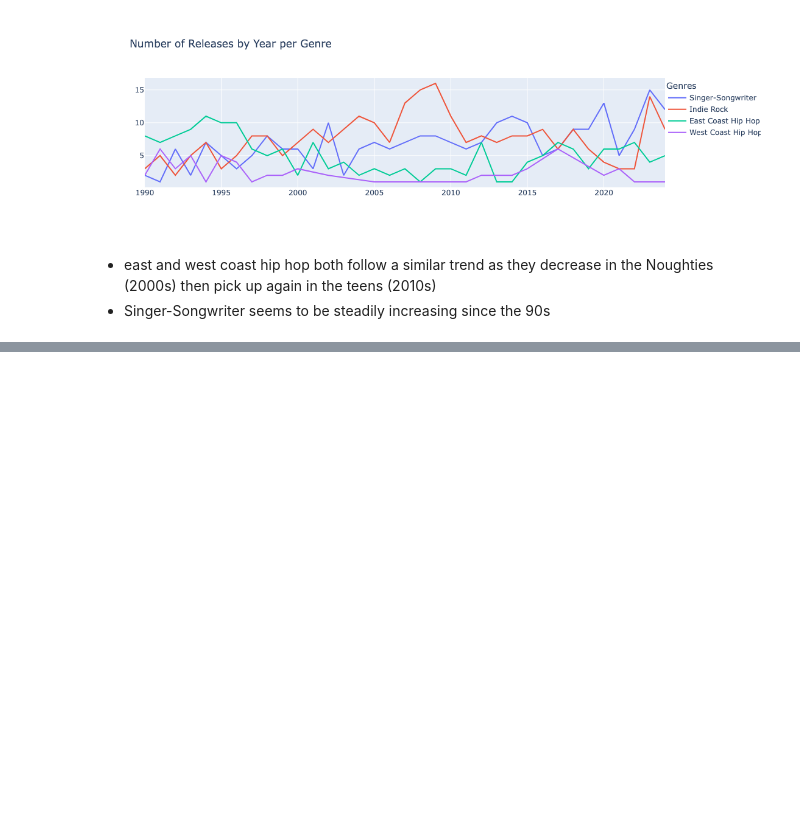
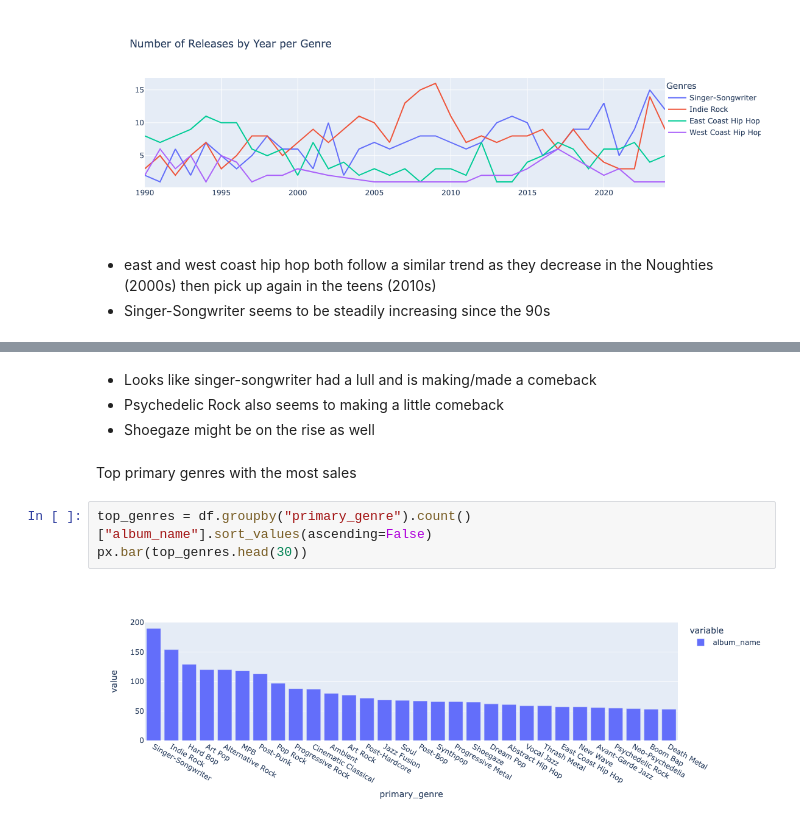
Before and after one commit to rheera/album-of-the-year-analysis, a Jupyter notebook: eda.ipynb, the cells around one changed output, grey strips where cells are left out. Drawn from its saved outputs; the diff is of its cells as text; blank space fills up the shorter version.

```diff
--- a/eda.ipynb
+++ b/eda.ipynb
@@ -265,0 +300,11 @@ compare_genres_releases_by_year("Singer-Songwriter", "Indie Rock", "East Coast H
+# %% [markdown]
+- Looks like singer-songwriter had a lull and is making/made a comeback
+- Psychedelic Rock also seems to making a little comeback
+- Shoegaze might be on the rise as well
+# %% [markdown]
+Top primary genres with the most sales
+# %%
+top_genres = df.groupby("primary_genre").count()["album_name"].sort_values(ascending=False)
+px.bar(top_genres.head(30))
+# %% [output]
+[figure, added]
```
Also changed, not shown: parts of 9 cells of this notebook, 1 other file.
